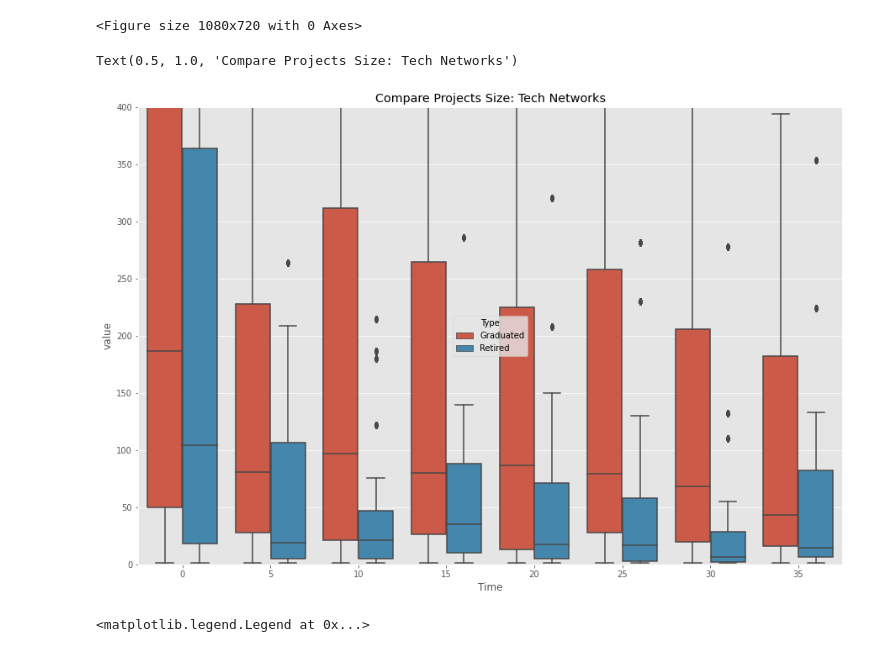
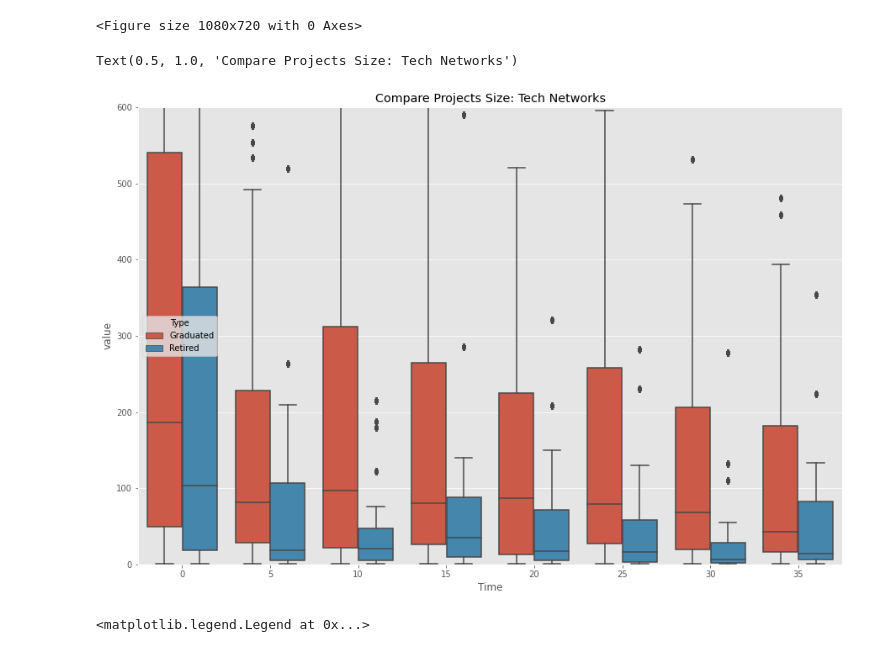
Before and after one commit to zenoWZH/ASFdata_analysis, a Jupyter notebook: smoothed_analysis/network_analysis&edges14.ipynb, the cells around one changed output. Cells and saved outputs as stored; diff of their text form; code cells hidden in the pictures.

```diff
--- a/smoothed_analysis/network_analysis&edges14.ipynb
+++ b/smoothed_analysis/network_analysis&edges14.ipynb
@@ -574,17 +574,17 @@ df = df[['Time','Graduated','Retired']]
 # %%
 df = df.explode("Graduated")
 df = df.explode("Retired")
 fig, ax = plt.subplots()
 fig.set_size_inches(15, 10)
 
 dd=pd.melt(df,id_vars=['Time'],value_vars=['Graduated','Retired'],var_name='Type')
 sns.boxplot(x='Time',y='value',data=dd,hue='Type')
 
-plt.ylim(0,400)
+plt.ylim(0,600)
 plt.title("Compare Projects Size: Tech Networks")
 # %% [output]
 Text(0.5, 1.0, 'Compare Projects Size: Tech Networks')
-[figure, old version]
+[figure, new version]
 # %%
 plt.style.use('ggplot')
 plt.figure(figsize=(15,10))
```
Also changed, not shown: parts of 4 cells of this notebook, 2 other files.
